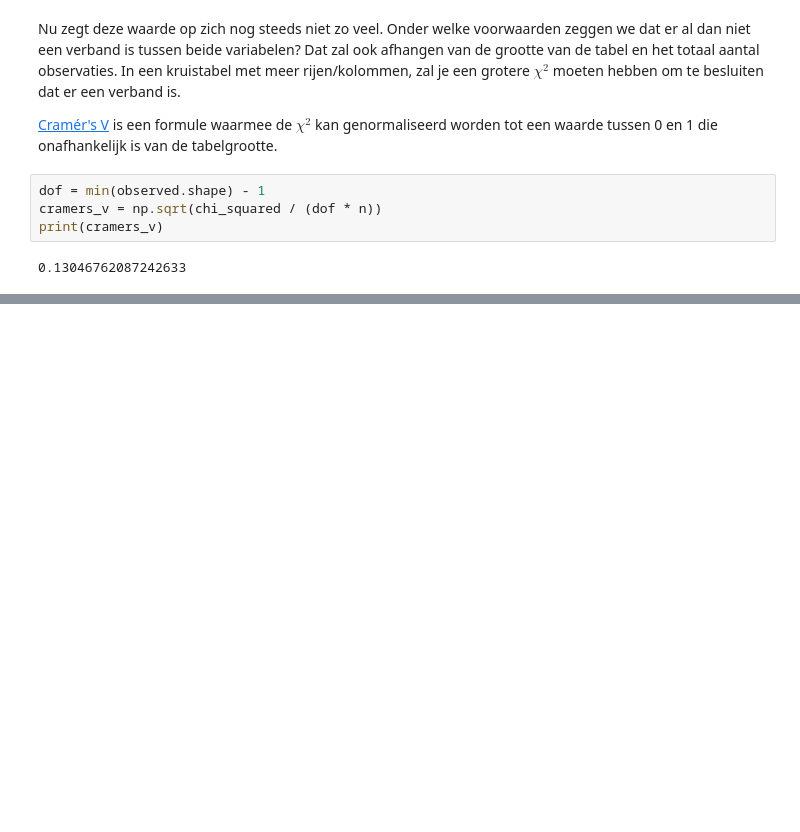
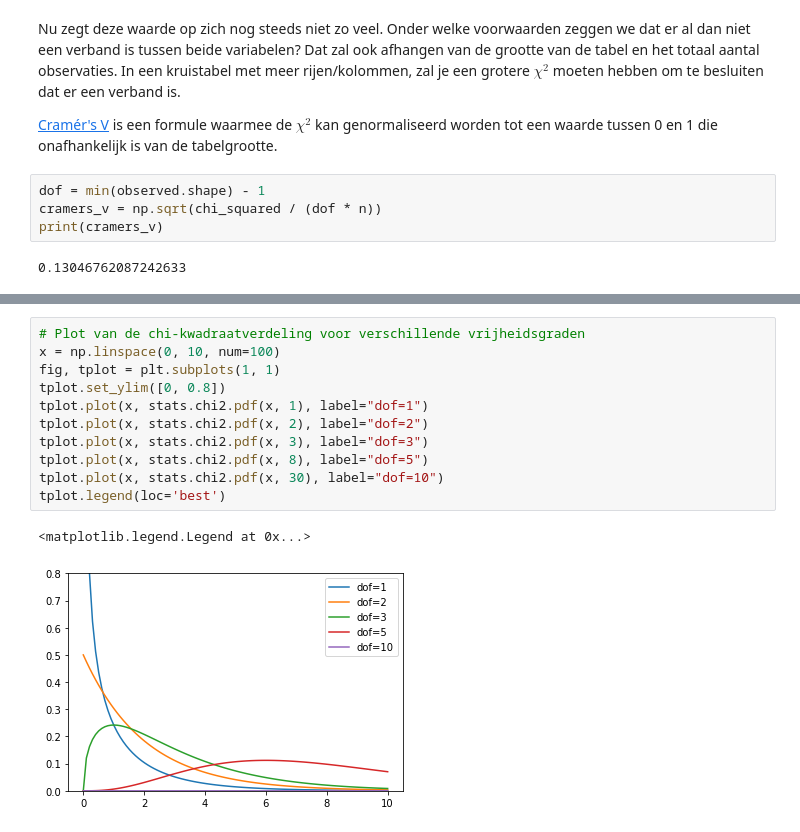
Before and after one commit to HoGentTIN/dsai-labos, a Jupyter notebook: 4-analyse-2-vars-kwal/demo-chi-kwadraat.ipynb, the cells around one changed output, grey strips where cells are left out. Cells and saved outputs as stored; diff of their text form; blank space fills up the shorter version.

Commit message:
Verdere uitwerking chi-kwadraat onafhankelijkheidstoets toegevoegd

```diff
--- a/4-analyse-2-vars-kwal/demo-chi-kwadraat.ipynb
+++ b/4-analyse-2-vars-kwal/demo-chi-kwadraat.ipynb
@@ -210,0 +224,14 @@ Onze uitkomst voor Cramér's V wijst dus op een vrij zwak verband.
+# %%
+# Plot van de chi-kwadraatverdeling voor verschillende vrijheidsgraden
+x = np.linspace(0, 10, num=100)
+fig, tplot = plt.subplots(1, 1)
+tplot.set_ylim([0, 0.8])
+tplot.plot(x, stats.chi2.pdf(x, 1), label="dof=1")
+tplot.plot(x, stats.chi2.pdf(x, 2), label="dof=2")
+tplot.plot(x, stats.chi2.pdf(x, 3), label="dof=3")
+tplot.plot(x, stats.chi2.pdf(x, 8), label="dof=5")
+tplot.plot(x, stats.chi2.pdf(x, 30), label="dof=10")
+tplot.legend(loc='best')
+# %% [output]
+<matplotlib.legend.Legend at 0x...>
+[figure, added]
```
Also changed, not shown: parts of 15 cells of this notebook.
